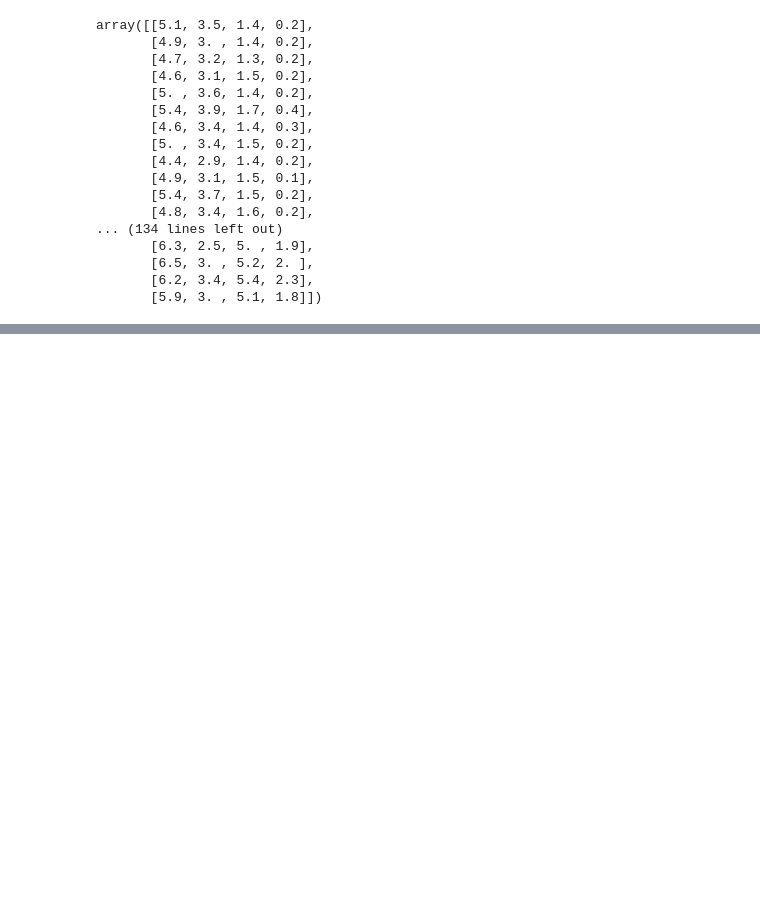
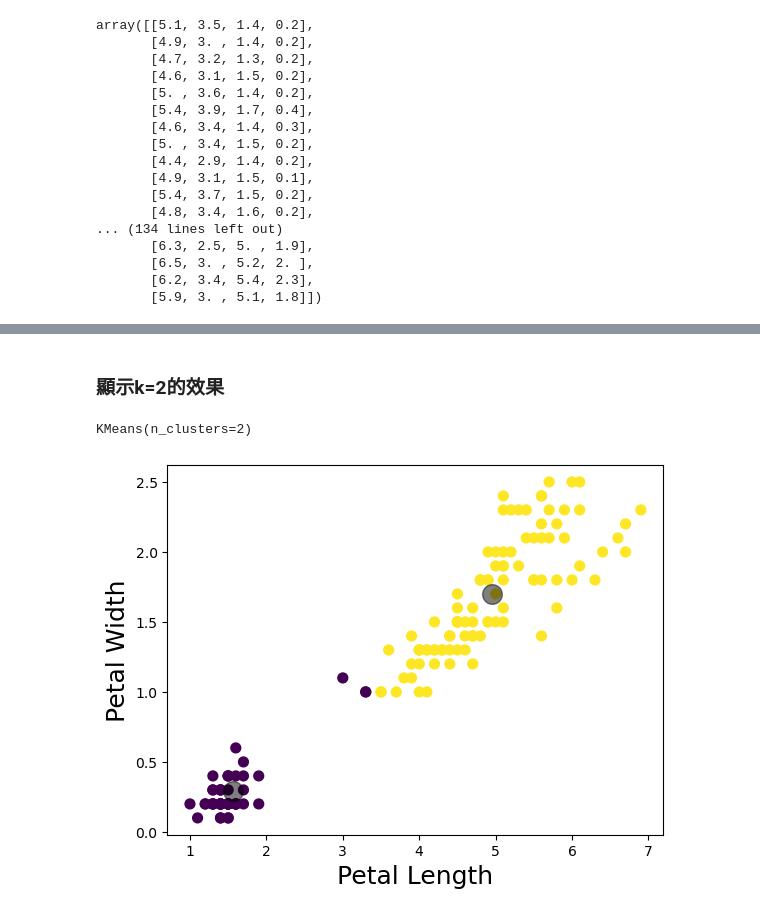
Before and after one commit to BlakeChiu/python, a Jupyter notebook: Iris_Clustering/pratice2.ipynb, the cells around one changed output, grey strips where cells are left out. Drawn from its saved outputs; the diff is of its cells as text; code cells hidden in the pictures; blank space fills up the shorter version.

```diff
--- a/Iris_Clustering/pratice2.ipynb
+++ b/Iris_Clustering/pratice2.ipynb
@@ -85,0 +130,19 @@ results_df
+# %% [markdown]
+### 顯示k=2的效果
+# %%
+#將KMeans模型胃進資料
+model=KMeans(n_clusters=2)
+model.fit(dataset.data)
+print(model)
+
+y_kmeans=model.predict(X)
+plt.scatter(X[:, 2], X[:, 3], c=y_kmeans, s=50, cmap='viridis') #畫花瓣長度、花瓣寬度的散點圖
+
+centers = model.cluster_centers_
+plt.scatter(centers[:, 2], centers[:, 3], c='black', s=200, alpha=0.5) #將質心顯示為灰色，透明度50%
+plt.xlabel('Petal Length', fontsize=18)
+plt.ylabel('Petal Width', fontsize=18)
+plt.show()
+# %% [output]
+KMeans(n_clusters=2)
+[figure, added]
```
Also changed, not shown: parts of 27 cells of this notebook.
